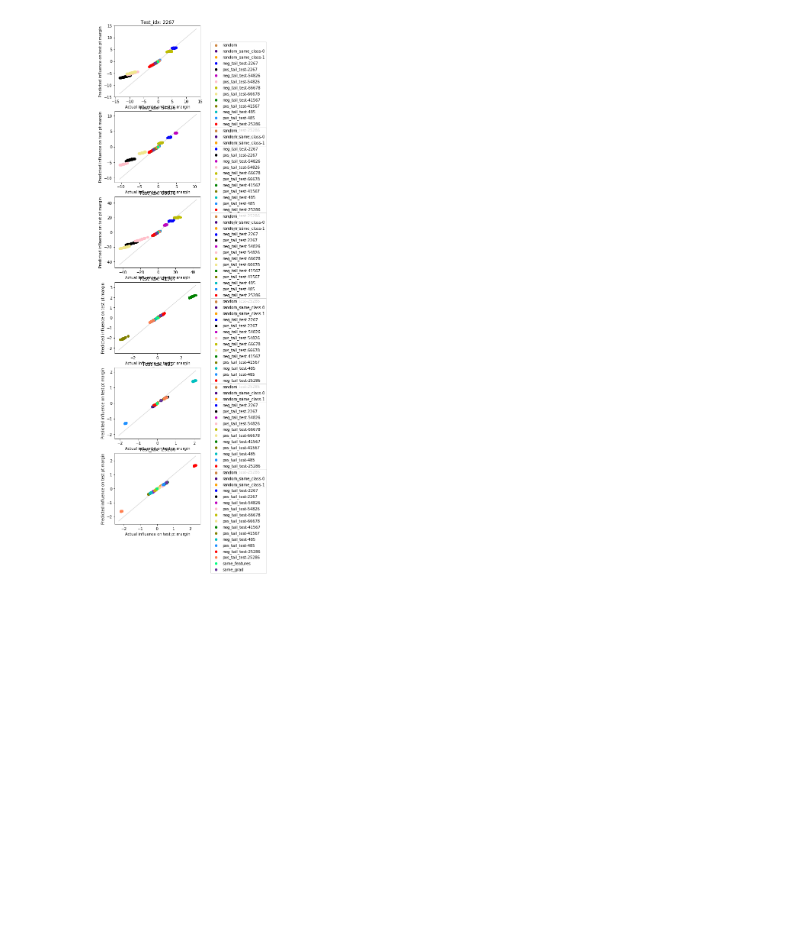
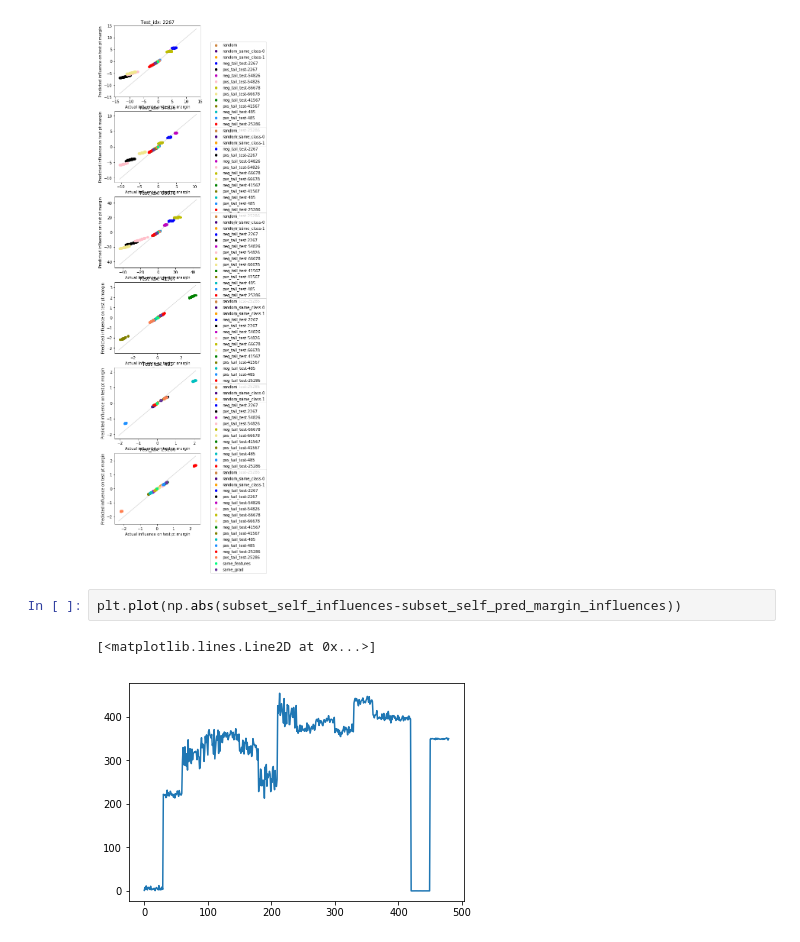
Before and after one commit to bbbert/influence-release, a Jupyter notebook: scripts/explore_infl_logreg.ipynb, the cells around one changed output. Saved outputs shown, nothing was run; the diff lists cells and outputs as text; blank space fills up the shorter version.

```diff
--- a/scripts/explore_infl_logreg.ipynb
+++ b/scripts/explore_infl_logreg.ipynb
@@ -148,3 +148,8 @@ plot_test_pt_data('margin')
 [figure]
 [figure]
 [figure]
+# %%
+plt.plot(np.abs(subset_self_influences-subset_self_pred_margin_influences))
+# %% [output]
+[<matplotlib.lines.Line2D at 0x...>]
+[figure, added]
```
Also changed, not shown: 2 other files.
